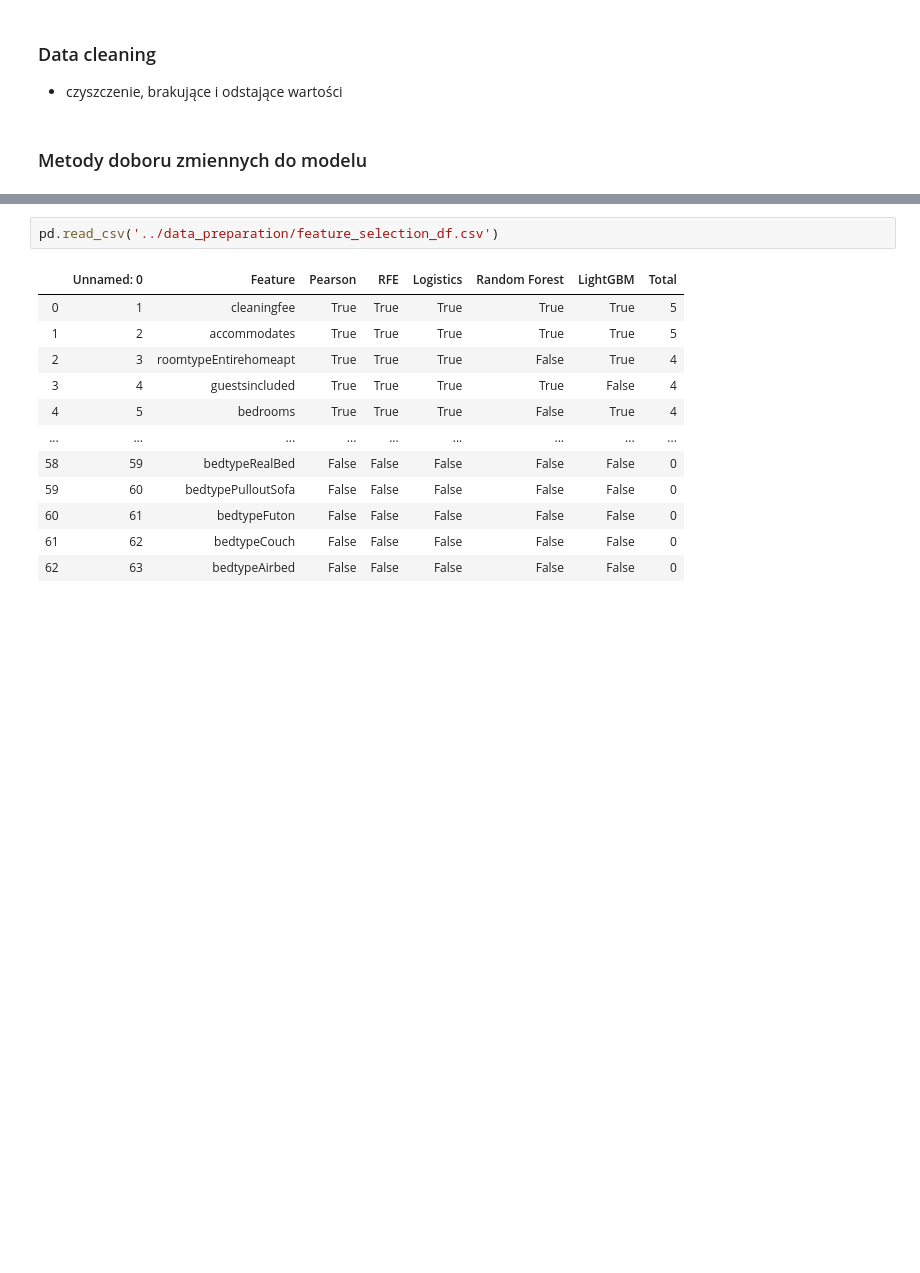
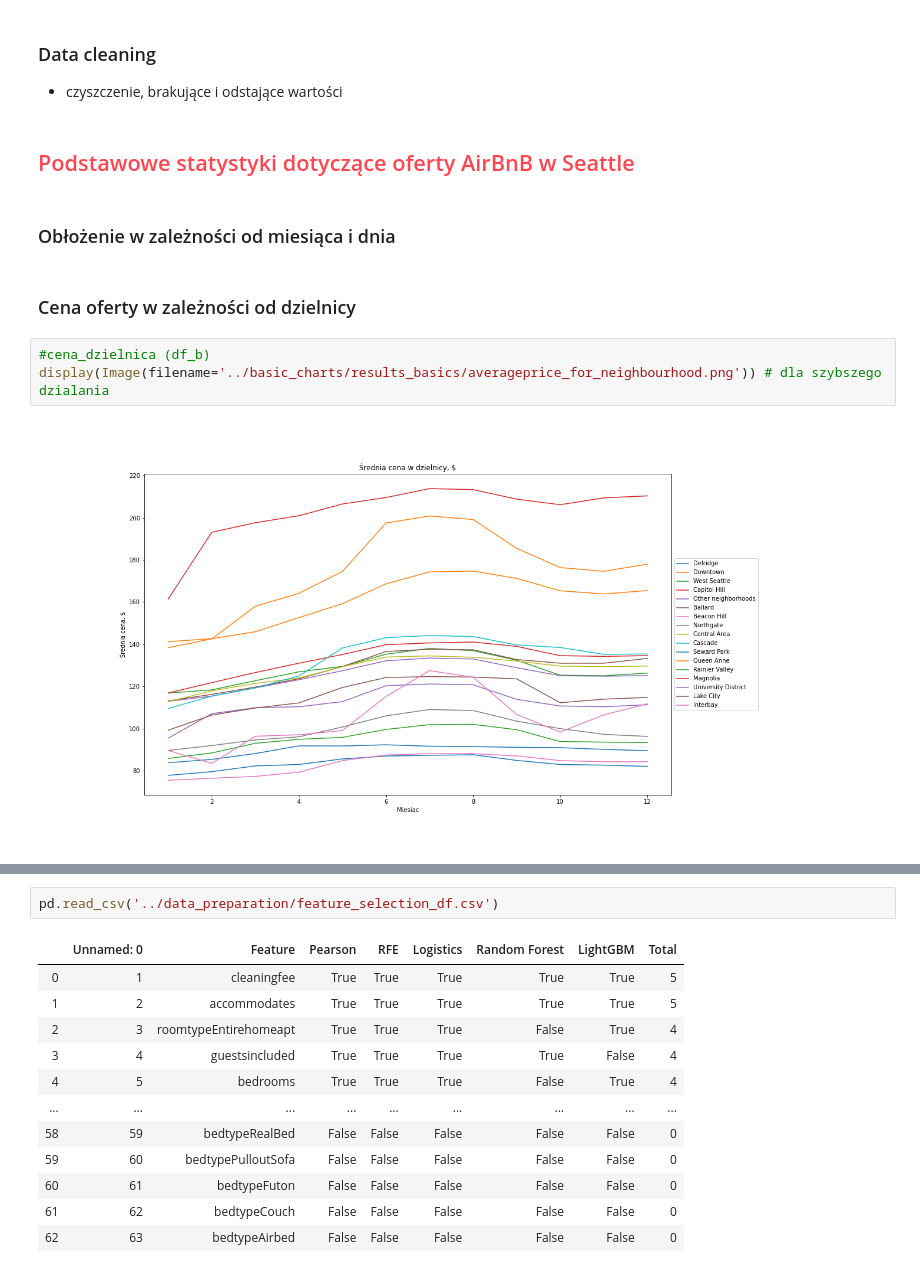
Before and after one commit to infoshareacademy/jdsz5-matrix, a Jupyter notebook: ML/results/app_projket_ml_JK.ipynb, the cells around one changed output, grey strips where cells are left out. Saved outputs shown, nothing was run; the diff lists cells and outputs as text; blank space fills up the shorter version.

```diff
--- a/ML/results/app_projket_ml_JK.ipynb
+++ b/ML/results/app_projket_ml_JK.ipynb
@@ -62,5 +73,14 @@ df = pd.read_csv('../data/data_minus_outliers_20200708_min.csv')
 # %% [markdown]
 ### Data cleaning
 - czyszczenie, brakujące i odstające wartości
-# %% [markdown]
-### Metody doboru zmiennych do modelu
+# %% [markdown]
+## <span style="color:#ff4650">Podstawowe statystyki dotyczące oferty AirBnB w Seattle</span>
+# %% [markdown]
+### Obłożenie w zależności od miesiąca i dnia
+# %% [markdown]
+### Cena oferty w zależności od dzielnicy
+# %%
+#cena_dzielnica (df_b)
+display(Image(filename='../basic_charts/results_basics/averageprice_for_neighbourhood.png')) # dla szybszego dzialania
+# %% [output]
+[figure, added]
```
Also changed, not shown: parts of 43 cells of this notebook.
